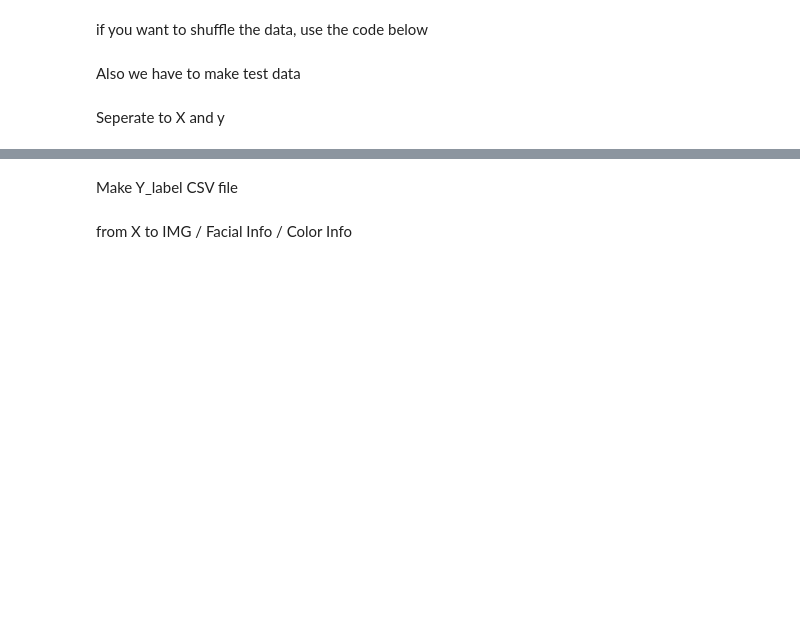
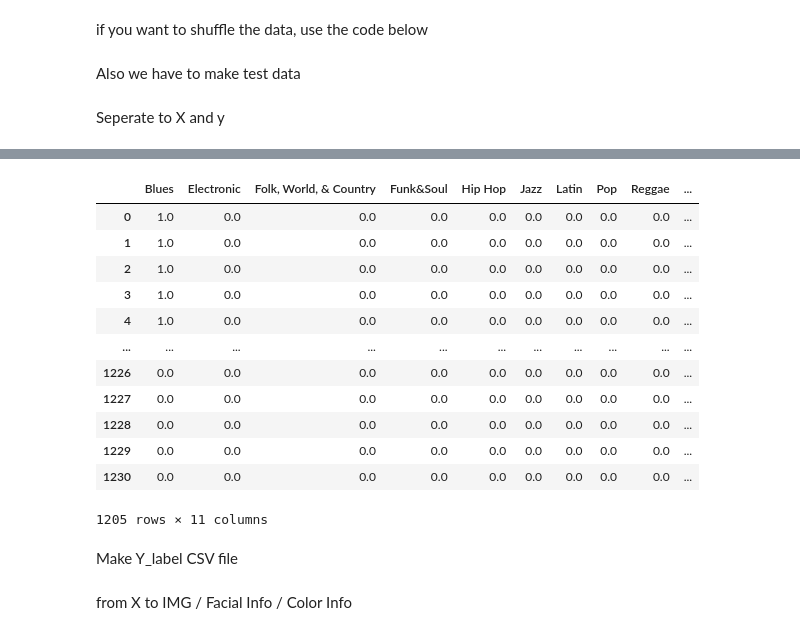
Before and after one commit to cid2rrrr/0220dbtest, a Jupyter notebook: 03.Refine_Devide.ipynb, the cells around one changed output, grey strips where cells are left out. Cells and saved outputs as stored; diff of their text form; code cells hidden in the pictures; blank space fills up the shorter version.

```diff
--- a/03.Refine_Devide.ipynb
+++ b/03.Refine_Devide.ipynb
@@ -12,6 +12,10 @@ facial = df0427.copy()
 facial = facial[facial['age'] != 0]
 facial = facial.reset_index()
 facial = facial.drop('index', axis=1)
+# %%
+idx_nm = facial[(facial['Brass & Military'] == 1) | (facial["Children's"] == 1) | (facial['Classical'] == 1) | (facial['Non-Music'] == 1)].index
+facial = facial.drop(idx_nm)
+facial = facial.drop(['Brass & Military', "Children's", 'Classical', 'Non-Music'], axis=1)
 # %% [markdown]
 if you want to shuffle the data, use the code below
 # %%
@@ -44,6 +48,22 @@ facial
 facial_X = facial.iloc[:,:9]
 
 facial_y = facial.iloc[:,9:]
+# %%
+facial_y
+# %% [output]
+|  | Blues | Electronic | Folk, World, & Country | Funk&Soul | Hip Hop | Jazz | Latin | Pop | Reggae | ... |
+| 0 | 1.0 | 0.0 | 0.0 | 0.0 | 0.0 | 0.0 | 0.0 | 0.0 | 0.0 | ... |
+| 1 | 1.0 | 0.0 | 0.0 | 0.0 | 0.0 | 0.0 | 0.0 | 0.0 | 0.0 | ... |
+| 2 | 1.0 | 0.0 | 0.0 | 0.0 | 0.0 | 0.0 | 0.0 | 0.0 | 0.0 | ... |
+| 3 | 1.0 | 0.0 | 0.0 | 0.0 | 0.0 | 0.0 | 0.0 | 0.0 | 0.0 | ... |
+| 4 | 1.0 | 0.0 | 0.0 | 0.0 | 0.0 | 0.0 | 0.0 | 0.0 | 0.0 | ... |
+| ... | ... | ... | ... | ... | ... | ... | ... | ... | ... | ... |
+| 1226 | 0.0 | 0.0 | 0.0 | 0.0 | 0.0 | 0.0 | 0.0 | 0.0 | 0.0 | ... |
+| 1227 | 0.0 | 0.0 | 0.0 | 0.0 | 0.0 | 0.0 | 0.0 | 0.0 | 0.0 | ... |
+| 1228 | 0.0 | 0.0 | 0.0 | 0.0 | 0.0 | 0.0 | 0.0 | 0.0 | 0.0 | ... |
+| 1229 | 0.0 | 0.0 | 0.0 | 0.0 | 0.0 | 0.0 | 0.0 | 0.0 | 0.0 | ... |
+| 1230 | 0.0 | 0.0 | 0.0 | 0.0 | 0.0 | 0.0 | 0.0 | 0.0 | 0.0 | ... |
+1205 rows × 11 columns
 # %% [markdown]
 Make Y_label CSV file
 # %%
```
Also changed, not shown: parts of 1 cell of this notebook, 8 other files.
